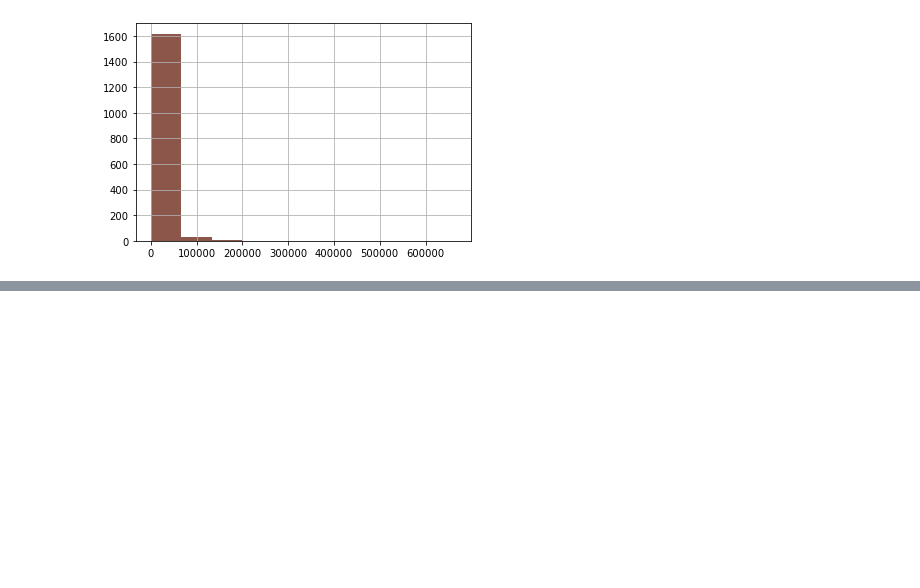
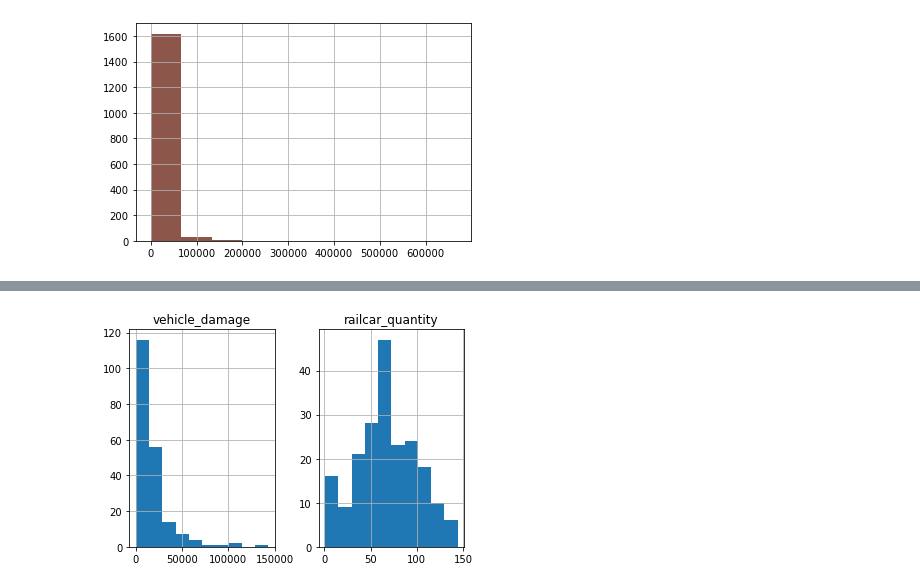
Before and after one commit to OTR-Capstone/Off_The_Rails, a Jupyter notebook: david_folder/explore_hwy_sandbox.ipynb, the cells around one changed output, grey strips where cells are left out. Cells and saved outputs as stored; diff of their text form; code cells hidden in the pictures; blank space fills up the shorter version.

```diff
--- a/david_folder/explore_hwy_sandbox.ipynb
+++ b/david_folder/explore_hwy_sandbox.ipynb
@@ -849,2 +870,7 @@ bnsf_df = bnsfvd.merge(bnsfrc, how='inner', left_on=['state','year'], right_on=[
 # %%
 bnsf_df.to_excel('bnsf_damages.xlsx')
+# %%
+bnsf_df.hist()
+plt.show()
+# %% [output]
+[figure, added]
```
Also changed, not shown: parts of 8 cells of this notebook.
